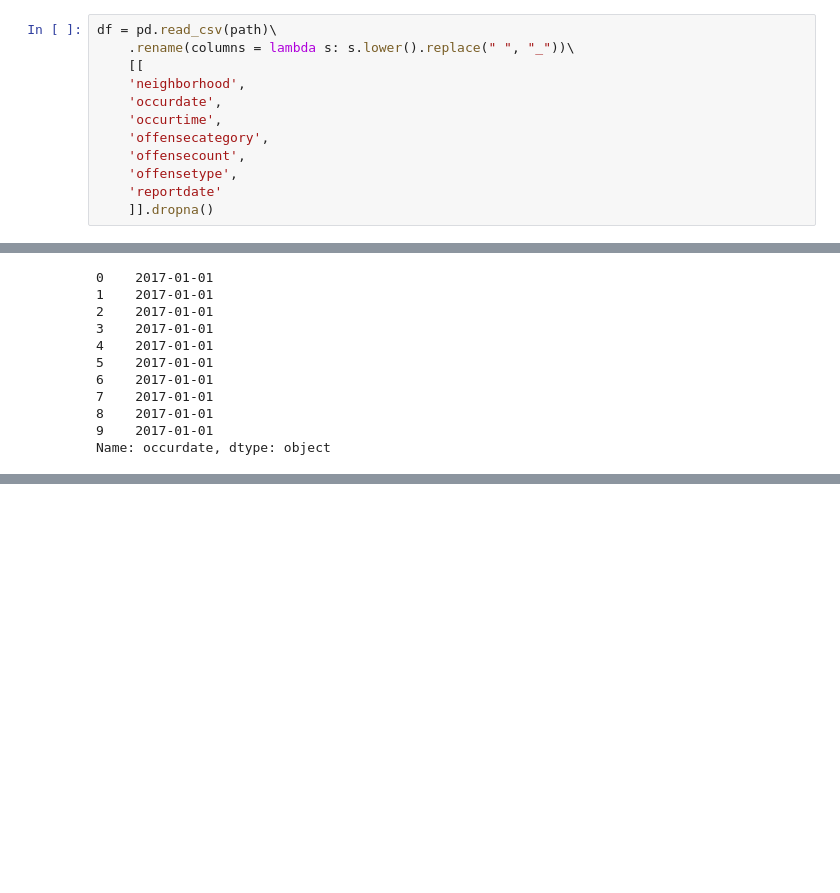
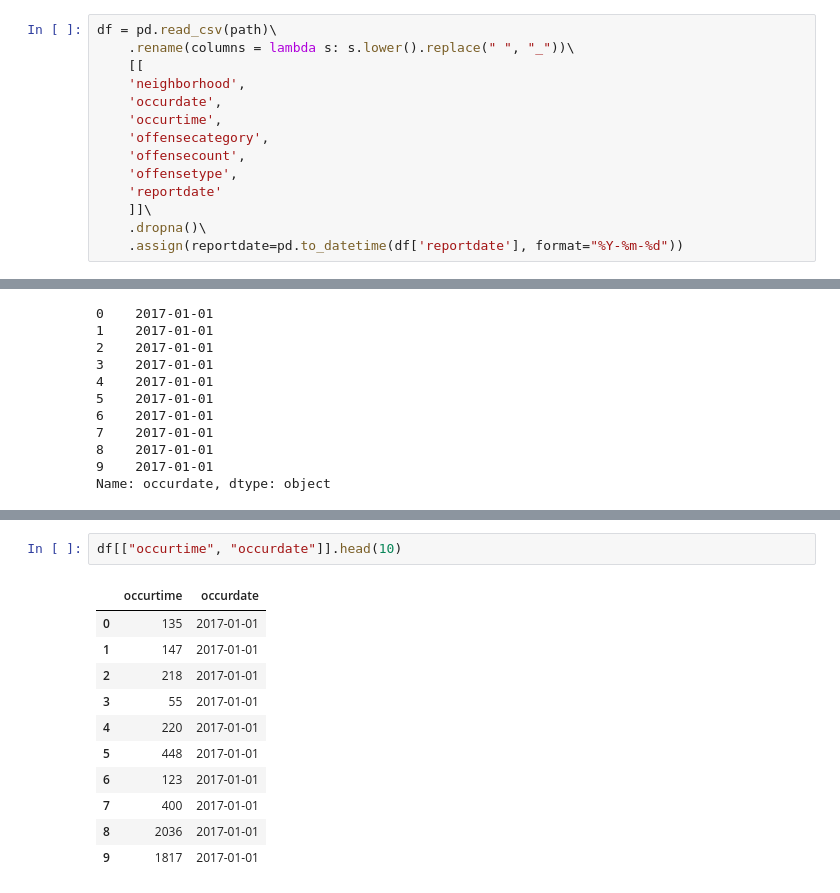
Before and after one commit to Sepidehmhd/portland_crime-, a Jupyter notebook: portland_crime-.ipynb, the cells around one changed output, grey strips where cells are left out. Saved outputs shown, nothing was run; the diff lists cells and outputs as text; blank space fills up the shorter version.

```diff
--- a/portland_crime-.ipynb
+++ b/portland_crime-.ipynb
@@ -89,7 +89,9 @@ df = pd.read_csv(path)\
     'offensecount',
     'offensetype',
     'reportdate'
-    ]].dropna()
+    ]]\
+    .dropna()\
+    .assign(reportdate=pd.to_datetime(df['reportdate'], format="%Y-%m-%d"))
 # %%
 df.shape
 # %% [output]
@@ -362,0 +457,14 @@ Name: occurdate, dtype: object
+# %%
+df[["occurtime", "occurdate"]].head(10)
+# %% [output]
+|  | occurtime | occurdate |
+| 0 | 135 | 2017-01-01 |
+| 1 | 147 | 2017-01-01 |
+| 2 | 218 | 2017-01-01 |
+| 3 | 55 | 2017-01-01 |
+| 4 | 220 | 2017-01-01 |
+| 5 | 448 | 2017-01-01 |
+| 6 | 123 | 2017-01-01 |
+| 7 | 400 | 2017-01-01 |
+| 8 | 2036 | 2017-01-01 |
+| 9 | 1817 | 2017-01-01 |
```
Also changed, not shown: parts of 16 cells of this notebook.
